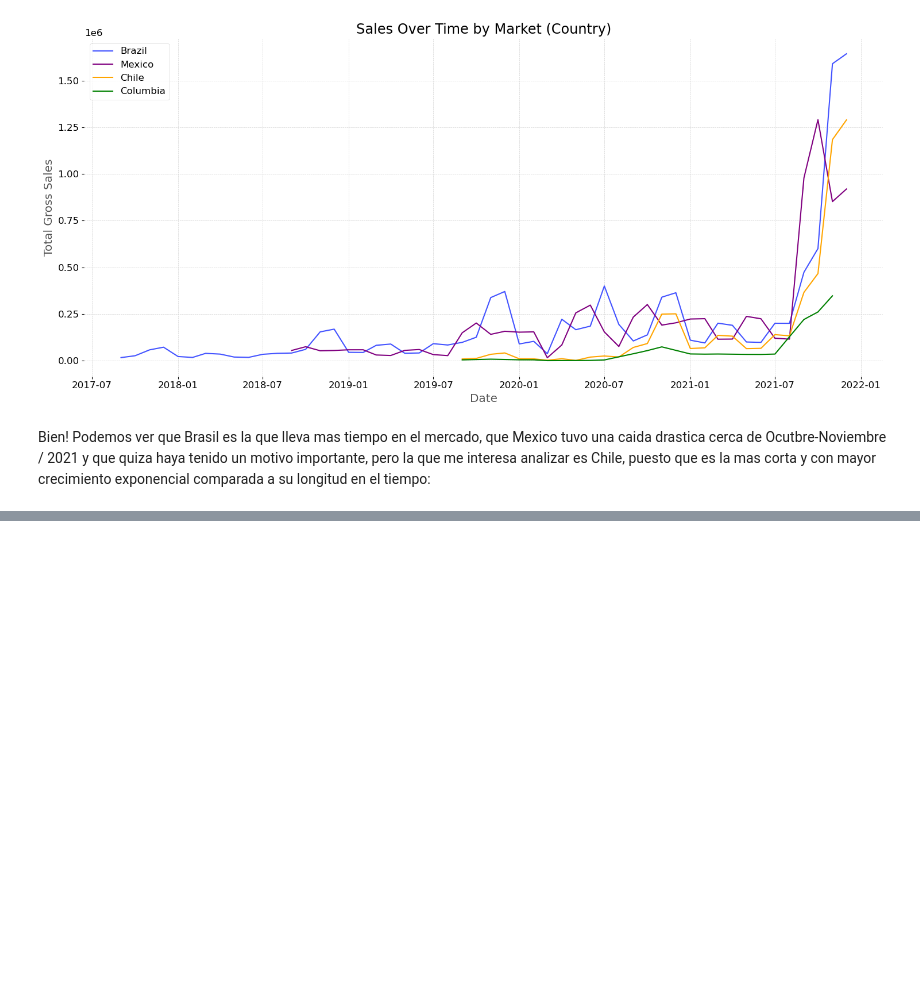
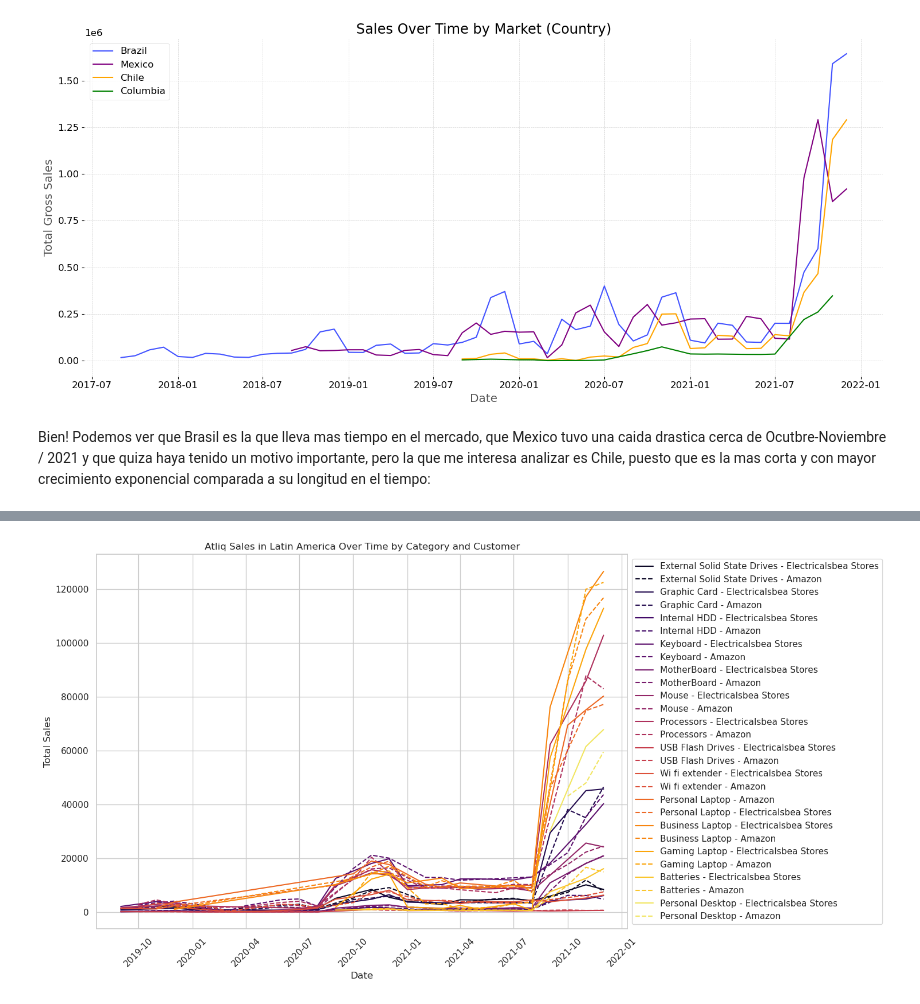
Before and after one commit to Daniboycg/Atliq_Database_Time-Series, a Jupyter notebook: src/notebooks/Summary.ipynb, the cells around one changed output, grey strips where cells are left out. Cells and saved outputs as stored; diff of their text form; code cells hidden in the pictures; blank space fills up the shorter version.

```diff
--- a/src/notebooks/Summary.ipynb
+++ b/src/notebooks/Summary.ipynb
@@ -37,0 +51,4 @@ Bien! Podemos ver que Brasil es la que lleva mas tiempo en el mercado, que Mexic
+# %%
+plot_sales_by_category(chile)
+# %% [output]
+[figure, added]
```
Also changed, not shown: parts of 4 cells of this notebook.
